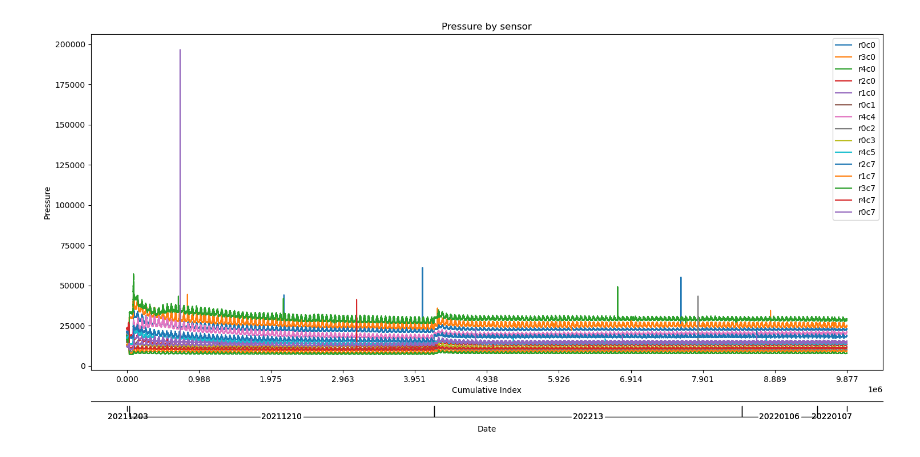
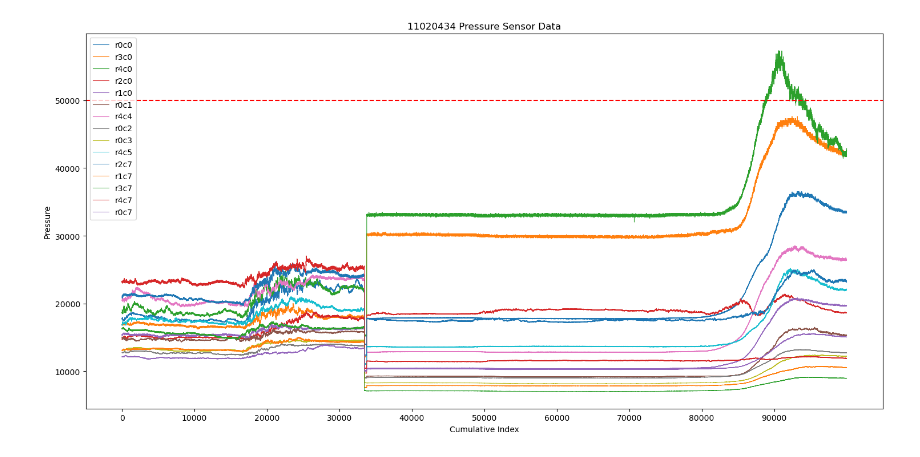
Before and after one commit to kevinDNx/ATS_results_merger, a Jupyter notebook: Grapher3.1.ipynb, the cells around one changed output. Cells and saved outputs as stored; diff of their text form; code cells hidden in the pictures.

```diff
--- a/Grapher3.1.ipynb
+++ b/Grapher3.1.ipynb
@@ -13,7 +13,7 @@ def main():
     #-- Generate some data ----------------------------------------------------
 
     columns= ['Cumulative Index', 'r0c0','r3c0','r4c0','r2c0','r1c0', 'r0c1', 'r4c4', 'r0c2', 'r0c3', 'r4c5', 'r2c7', 'r1c7', 'r3c7', 'r4c7', 'r0c7']
-    df=pd.read_csv('11020434_press.csv')
+    df=pd.read_csv('11020434_press.csv', nrows=100000)
     pf=df[columns]
     groups = getGroups(df)
 
@@ -26,21 +26,22 @@ def main():
     plt.subplots_adjust(bottom=0.2)
 
     pf.set_index('Cumulative Index', inplace=True)
-    ax.plot(pf, label=['r0c0','r3c0','r4c0','r2c0','r1c0', 'r0c1', 'r4c4', 'r0c2', 'r0c3', 'r4c5', 'r2c7', 'r1c7', 'r3c7', 'r4c7', 'r0c7'])
+    ax.plot(pf, label=['r0c0','r3c0','r4c0','r2c0','r1c0', 'r0c1', 'r4c4', 'r0c2', 'r0c3', 'r4c5', 'r2c7', 'r1c7', 'r3c7', 'r4c7', 'r0c7'], linewidth=0.75)
     # Drop the bottom spine by 40 pts
     ax.spines['bottom'].set_position(('outward', 0))
 
     # Make a second bottom spine in the position of the original bottom spine
-    make_second_bottom_spine(label='Date')
+    #make_second_bottom_spine(label='Date')
 
     # Annotate the groups
-    for name, xspan in groups:
-        annotate_group(name, xspan)
+    #for name, xspan in groups:
+     #   annotate_group(name, xspan)
 
     plt.xlabel('Cumulative Index')
     plt.xticks(df['Cumulative Index'][::len(df)//10])
     plt.ylabel('Pressure')
-    plt.title('Pressure by sensor')
+    plt.title('11020434 Pressure Sensor Data')
+    plt.axhline(y=50000, color='r', linestyle='--')
     plt.legend()
     plt.show()
 
@@ -69,35 +70,35 @@ def annotate_group(name, xspan, ax=None):
     right_arrow = annotate(ax, name, xspan[1], xcenter, -25000, ypad*2)
     return left_arrow, right_arrow
 
-def make_second_bottom_spine(ax=None, label=None, offset=0, labeloffset=70): #Changes Date and the line of Date
+def make_second_bottom_spine(ax=None, label=None, offset=40, labeloffset=70): #Changes Date and the line of Date.
     """Makes a second bottom spine"""
     if ax is None:
         ax = plt.gca()
     second_bottom = mpl.spines.Spine(ax, 'bottom', ax.spines['bottom']._path)
-    second_bottom.set_position(('outward', 40))
+    second_bottom.set_position(('outward', offset))
     ax.spines['second_bottom'] = second_bottom
 
     if label is not None:
         # Make a new xlabel
         ax.annotate(label,
                 xy=(0.5, 0), xycoords='axes fraction',
                 xytext=(0, -labeloffset), textcoords='offset points',
                 verticalalignment='top', horizontalalignment='center')
 
 def getGroups(df):
     dup = df.drop_duplicates('Date', keep='last')
     date_list = dup['Date'].tolist()
     index_list= dup['Cumulative Index'].tolist()
 
     groups = []
     start_index = 0
     for i in range(len(date_list)):
         last_index = index_list[i]
         groups.append((date_list[i], (start_index, last_index)))
         start_index = last_index + 1
     return groups
 
 if __name__ == '__main__':
     main()
 # %% [output]
-[figure, old version]
+[figure, new version]
```
